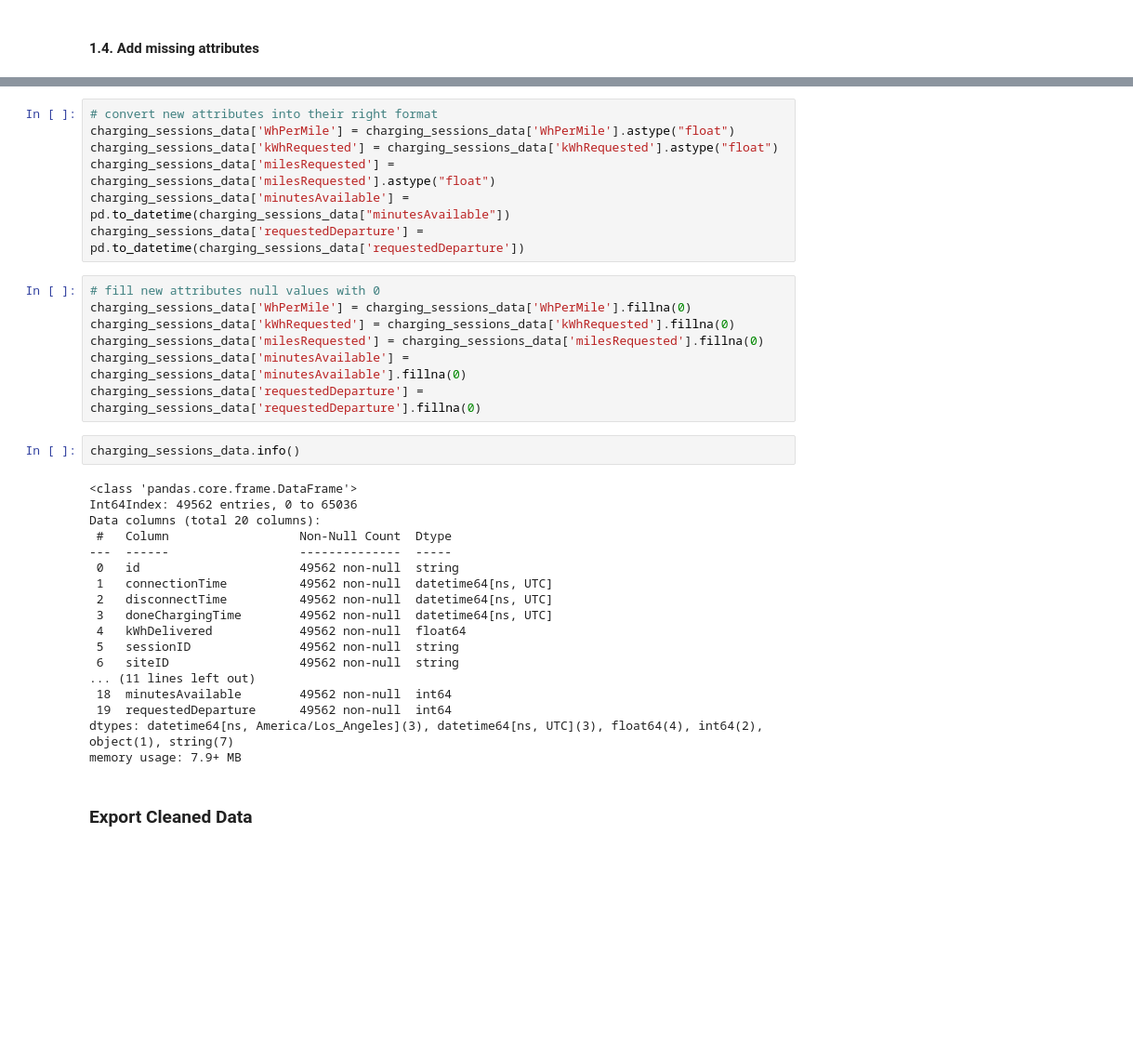
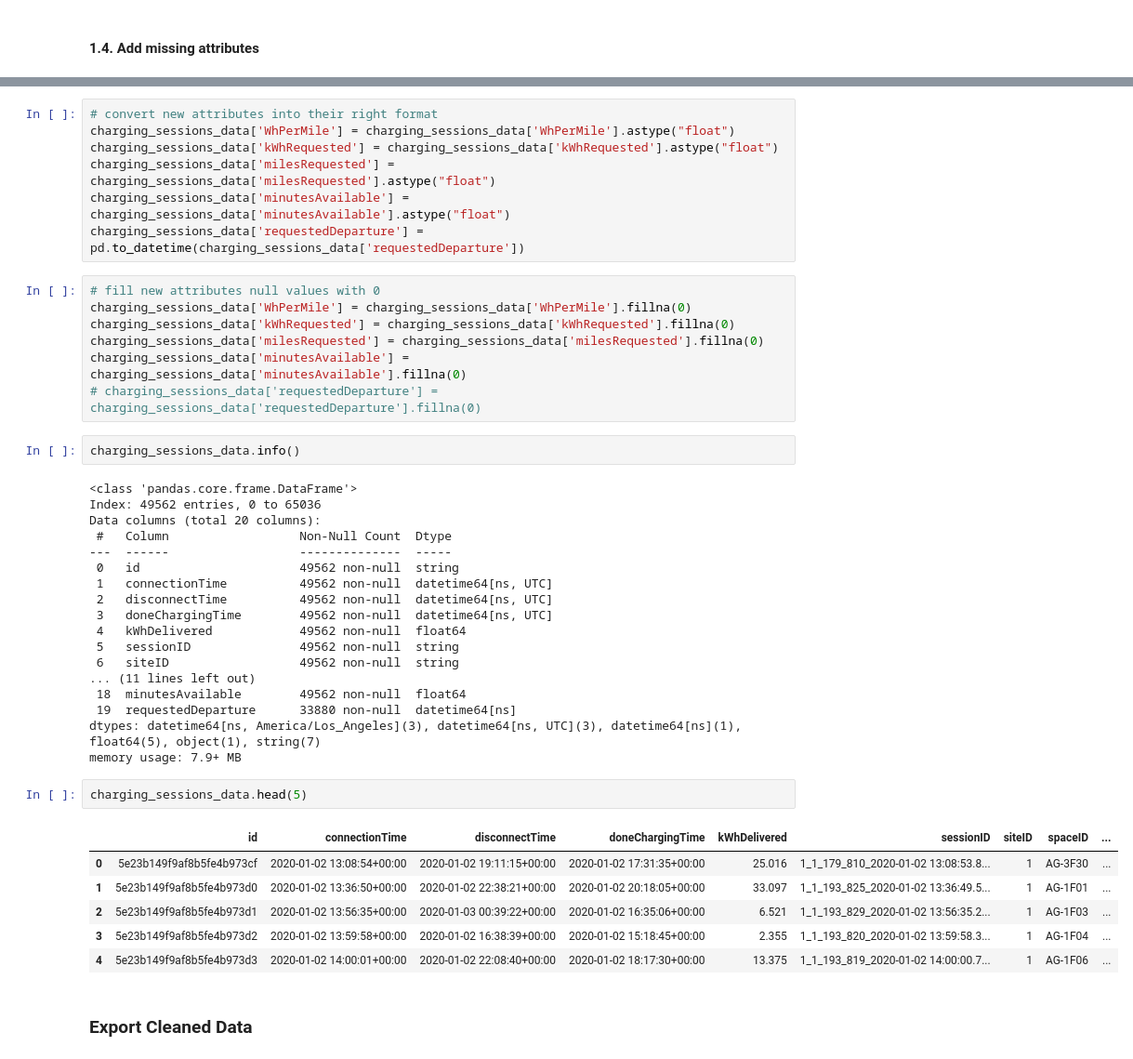
Before and after one commit to angfe/TheOptimizers, a Jupyter notebook: 01_Data_Preparation.ipynb, the cells around one changed output, grey strips where cells are left out. Shown: that part at 93% size. Drawn from its saved outputs; the diff is of its cells as text; blank space fills up the shorter version.

```diff
--- a/01_Data_Preparation.ipynb
+++ b/01_Data_Preparation.ipynb
@@ -643,7 +651,7 @@ See the caveats in the documentation: https://pandas.pydata.org/pandas-docs/stab
 charging_sessions_data['WhPerMile'] = charging_sessions_data['WhPerMile'].astype("float")
 charging_sessions_data['kWhRequested'] = charging_sessions_data['kWhRequested'].astype("float")
 charging_sessions_data['milesRequested'] = charging_sessions_data['milesRequested'].astype("float")
-charging_sessions_data['minutesAvailable'] = pd.to_datetime(charging_sessions_data["minutesAvailable"])
+charging_sessions_data['minutesAvailable'] = charging_sessions_data['minutesAvailable'].astype("float")
 charging_sessions_data['requestedDeparture'] = pd.to_datetime(charging_sessions_data['requestedDeparture'])
 # %%
 # fill new attributes null values with 0
@@ -651,12 +659,12 @@ charging_sessions_data['WhPerMile'] = charging_sessions_data['WhPerMile'].fillna
 charging_sessions_data['kWhRequested'] = charging_sessions_data['kWhRequested'].fillna(0)
 charging_sessions_data['milesRequested'] = charging_sessions_data['milesRequested'].fillna(0)
 charging_sessions_data['minutesAvailable'] = charging_sessions_data['minutesAvailable'].fillna(0)
-charging_sessions_data['requestedDeparture'] = charging_sessions_data['requestedDeparture'].fillna(0)
+# charging_sessions_data['requestedDeparture'] = charging_sessions_data['requestedDeparture'].fillna(0)
 # %%
 charging_sessions_data.info()
 # %% [output]
 <class 'pandas.core.frame.DataFrame'>
-Int64Index: 49562 entries, 0 to 65036
+Index: 49562 entries, 0 to 65036
 Data columns (total 20 columns):
  #   Column                  Non-Null Count  Dtype
 ---  ------                  --------------  -----
@@ -668,9 +676,18 @@ Data columns (total 20 columns):
  5   sessionID               49562 non-null  string
  6   siteID                  49562 non-null  string
 ... (11 lines left out)
- 18  minutesAvailable        49562 non-null  int64
- 19  requestedDeparture      49562 non-null  int64
-dtypes: datetime64[ns, America/Los_Angeles](3), datetime64[ns, UTC](3), float64(4), int64(2), object(1), string(7)
+ 18  minutesAvailable        49562 non-null  float64
+ 19  requestedDeparture      33880 non-null  datetime64[ns]
+dtypes: datetime64[ns, America/Los_Angeles](3), datetime64[ns, UTC](3), datetime64[ns](1), float64(5), object(1), string(7)
 memory usage: 7.9+ MB
+# %%
+charging_sessions_data.head(5)
+# %% [output]
+|  | id | connectionTime | disconnectTime | doneChargingTime | kWhDelivered | sessionID | siteID | spaceID | ... |
+| 0 | 5e23b149f9af8b5fe4b973cf | 2020-01-02 13:08:54+00:00 | 2020-01-02 19:11:15+00:00 | 2020-01-02 17:31:35+00:00 | 25.016 | 1_1_179_810_2020-01-02 13:08:53.8... | 1 | AG-3F30 | ... |
+| 1 | 5e23b149f9af8b5fe4b973d0 | 2020-01-02 13:36:50+00:00 | 2020-01-02 22:38:21+00:00 | 2020-01-02 20:18:05+00:00 | 33.097 | 1_1_193_825_2020-01-02 13:36:49.5... | 1 | AG-1F01 | ... |
+| 2 | 5e23b149f9af8b5fe4b973d1 | 2020-01-02 13:56:35+00:00 | 2020-01-03 00:39:22+00:00 | 2020-01-02 16:35:06+00:00 | 6.521 | 1_1_193_829_2020-01-02 13:56:35.2... | 1 | AG-1F03 | ... |
+| 3 | 5e23b149f9af8b5fe4b973d2 | 2020-01-02 13:59:58+00:00 | 2020-01-02 16:38:39+00:00 | 2020-01-02 15:18:45+00:00 | 2.355 | 1_1_193_820_2020-01-02 13:59:58.3... | 1 | AG-1F04 | ... |
+| 4 | 5e23b149f9af8b5fe4b973d3 | 2020-01-02 14:00:01+00:00 | 2020-01-02 22:08:40+00:00 | 2020-01-02 18:17:30+00:00 | 13.375 | 1_1_193_819_2020-01-02 14:00:00.7... | 1 | AG-1F06 | ... |
 # %% [markdown]
 ### Export Cleaned Data
```
Also changed, not shown: parts of 36 cells of this notebook.
